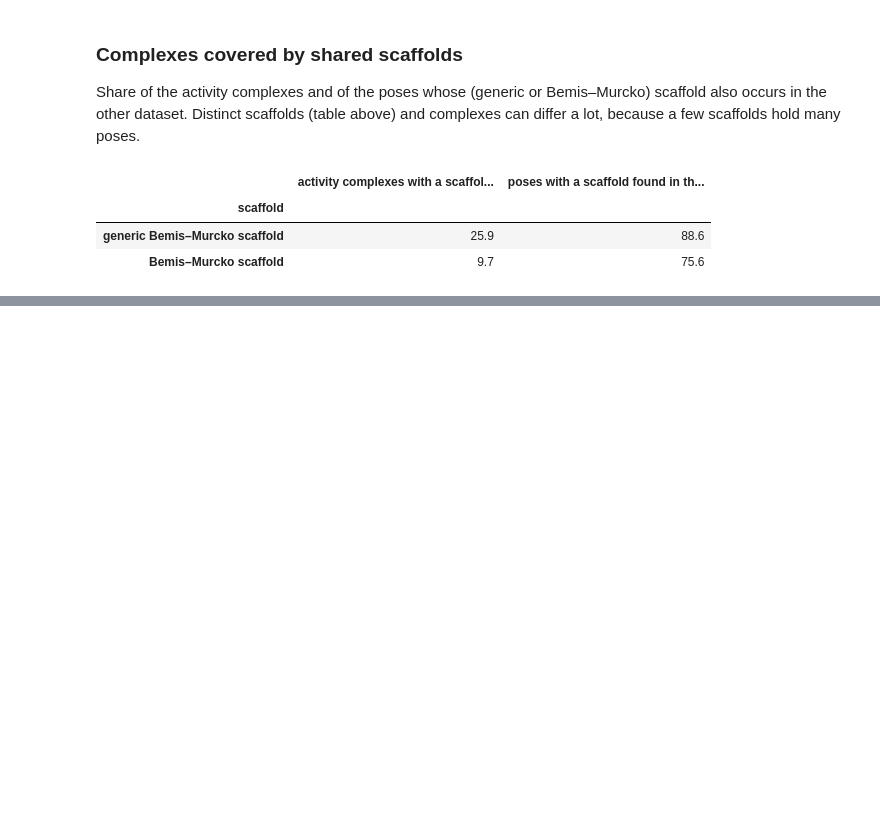
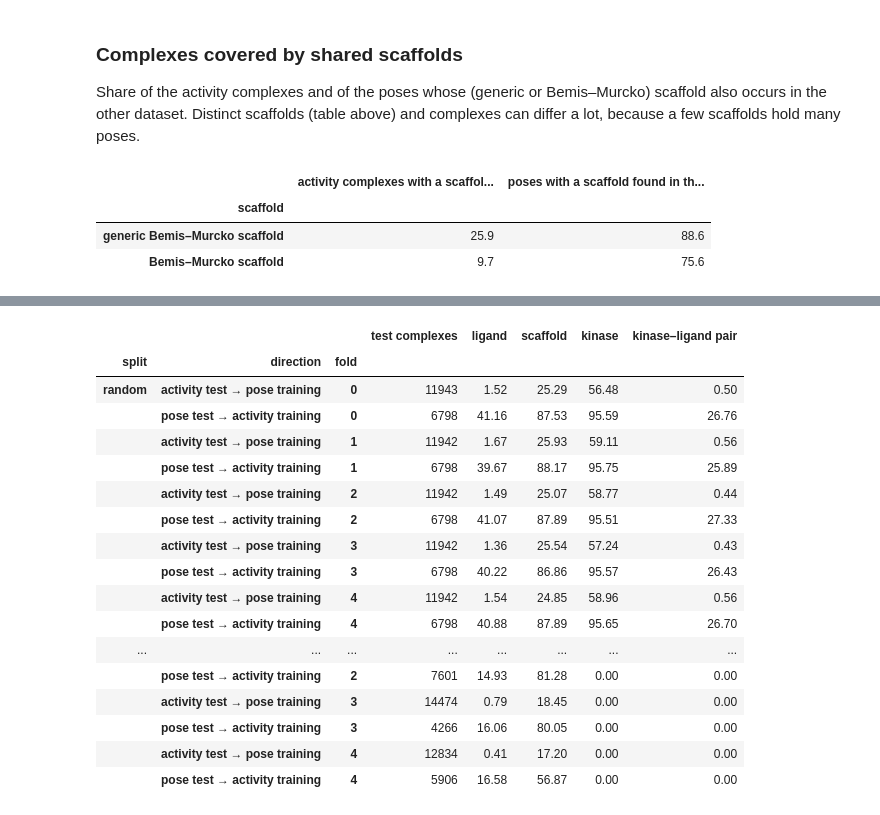
Before and after one commit to openkinome/multi-objective-kinodata-3D, a Jupyter notebook: analysis_publication/dataset_overlap.ipynb, the cells around one changed output, grey strips where cells are left out. Cells and saved outputs as stored; diff of their text form; code cells hidden in the pictures; blank space fills up the shorter version.

```diff
--- a/analysis_publication/dataset_overlap.ipynb
+++ b/analysis_publication/dataset_overlap.ipynb
@@ -152,0 +219,22 @@ coverage
+# %%
+# per fold
+leakage.set_index(["split", "direction", "fold"]).round(2)
+# %% [output]
+|  |  |  | test complexes | ligand | scaffold | kinase | kinase–ligand pair |
+| split | direction | fold |  |  |  |  |  |
+| random | activity test → pose training | 0 | 11943 | 1.52 | 25.29 | 56.48 | 0.50 |
+|  | pose test → activity training | 0 | 6798 | 41.16 | 87.53 | 95.59 | 26.76 |
+|  | activity test → pose training | 1 | 11942 | 1.67 | 25.93 | 59.11 | 0.56 |
+|  | pose test → activity training | 1 | 6798 | 39.67 | 88.17 | 95.75 | 25.89 |
+|  | activity test → pose training | 2 | 11942 | 1.49 | 25.07 | 58.77 | 0.44 |
+|  | pose test → activity training | 2 | 6798 | 41.07 | 87.89 | 95.51 | 27.33 |
+|  | activity test → pose training | 3 | 11942 | 1.36 | 25.54 | 57.24 | 0.43 |
+|  | pose test → activity training | 3 | 6798 | 40.22 | 86.86 | 95.57 | 26.43 |
+|  | activity test → pose training | 4 | 11942 | 1.54 | 24.85 | 58.96 | 0.56 |
+|  | pose test → activity training | 4 | 6798 | 40.88 | 87.89 | 95.65 | 26.70 |
+| ... | ... | ... | ... | ... | ... | ... | ... |
+|  | pose test → activity training | 2 | 7601 | 14.93 | 81.28 | 0.00 | 0.00 |
+|  | activity test → pose training | 3 | 14474 | 0.79 | 18.45 | 0.00 | 0.00 |
+|  | pose test → activity training | 3 | 4266 | 16.06 | 80.05 | 0.00 | 0.00 |
+|  | activity test → pose training | 4 | 12834 | 0.41 | 17.20 | 0.00 | 0.00 |
+|  | pose test → activity training | 4 | 5906 | 16.58 | 56.87 | 0.00 | 0.00 |
```
Also changed, not shown: parts of 2 cells of this notebook, 2 other files.
